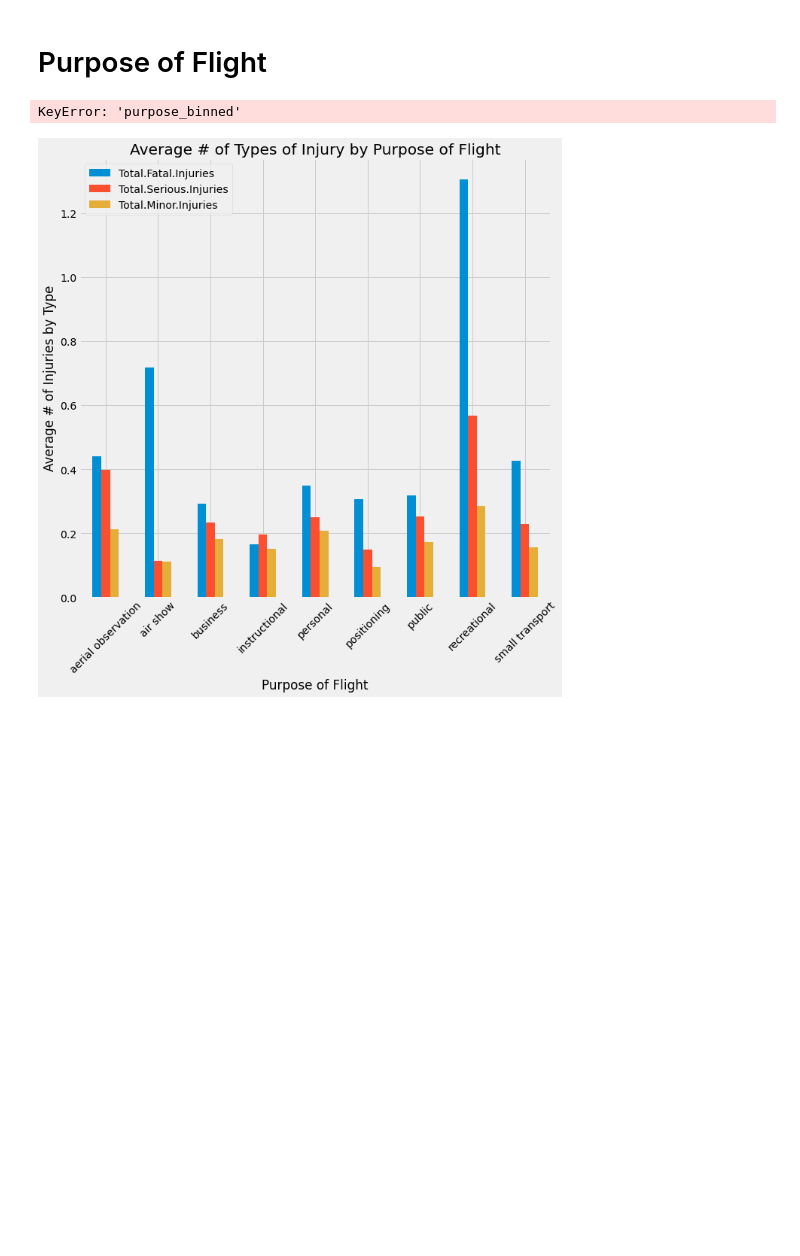
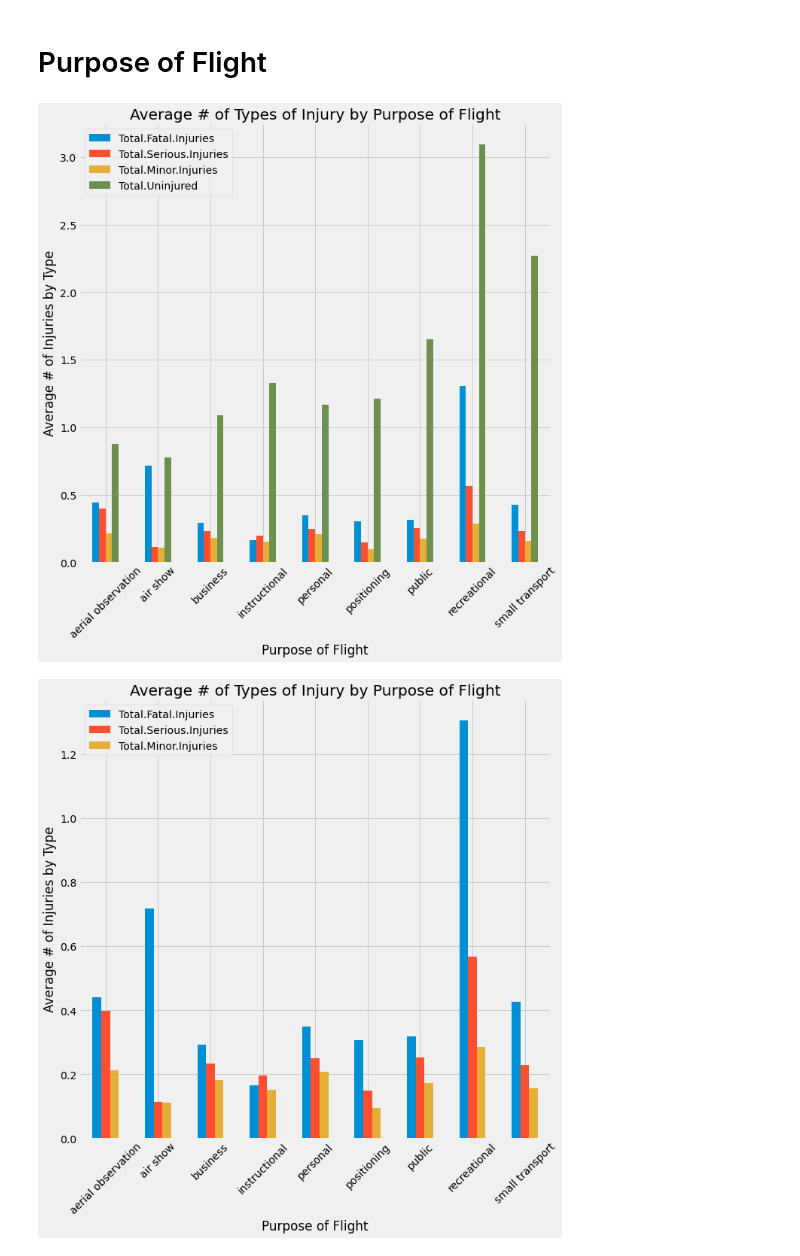
Before and after one commit to natehiatt/aviation_project, a Jupyter notebook: notebooks/cleaned_figures_nate.ipynb, the cells around one changed output. Saved outputs shown, nothing was run; the diff lists cells and outputs as text; code cells hidden in the pictures; blank space fills up the shorter version.

Commit message:
more charts, including filtering by top 10 makes

```diff
--- a/notebooks/cleaned_figures_nate.ipynb
+++ b/notebooks/cleaned_figures_nate.ipynb
@@ -30,15 +30,15 @@ memory usage: 6.0+ MB
 # %% [markdown]
 # Purpose of Flight
 # %%
-injury_df = df.groupby('purpose_binned').mean().filter(['Injury.Severity', 'Total.Fatal.Injuries', 'Total.Serious.Injuries', 'Total.Minor.Injuries', 'Total.Uninjured'])
+injury_df = df.groupby('Purpose.Binned').mean().filter(['Injury.Severity', 'Total.Fatal.Injuries', 'Total.Serious.Injuries', 'Total.Minor.Injuries', 'Total.Uninjured'])
 
 #Dropping unknown from the 'purpose_binned' column of injury_df
 injury_df.drop('unknown').plot(kind='bar', figsize=(10, 10))
 plt.title('Average # of Types of Injury by Purpose of Flight')
 plt.xticks(rotation=45)
 plt.xlabel('Purpose of Flight')
 plt.ylabel('Average # of Injuries by Type');
 # %% [output]
-KeyError: 'purpose_binned'
+[figure, added]
 # %%
 # Repeating the above chart, but without the non-injuries.
```
Also changed, not shown: parts of 18 cells of this notebook, 1 other file.
